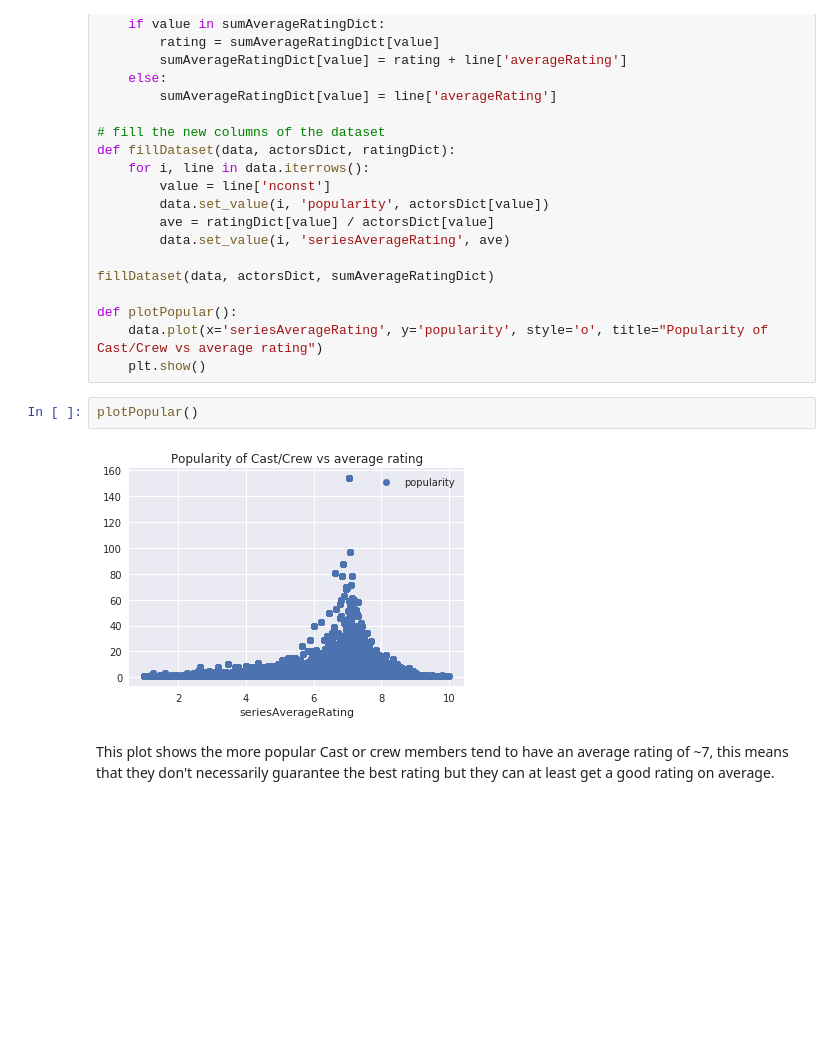
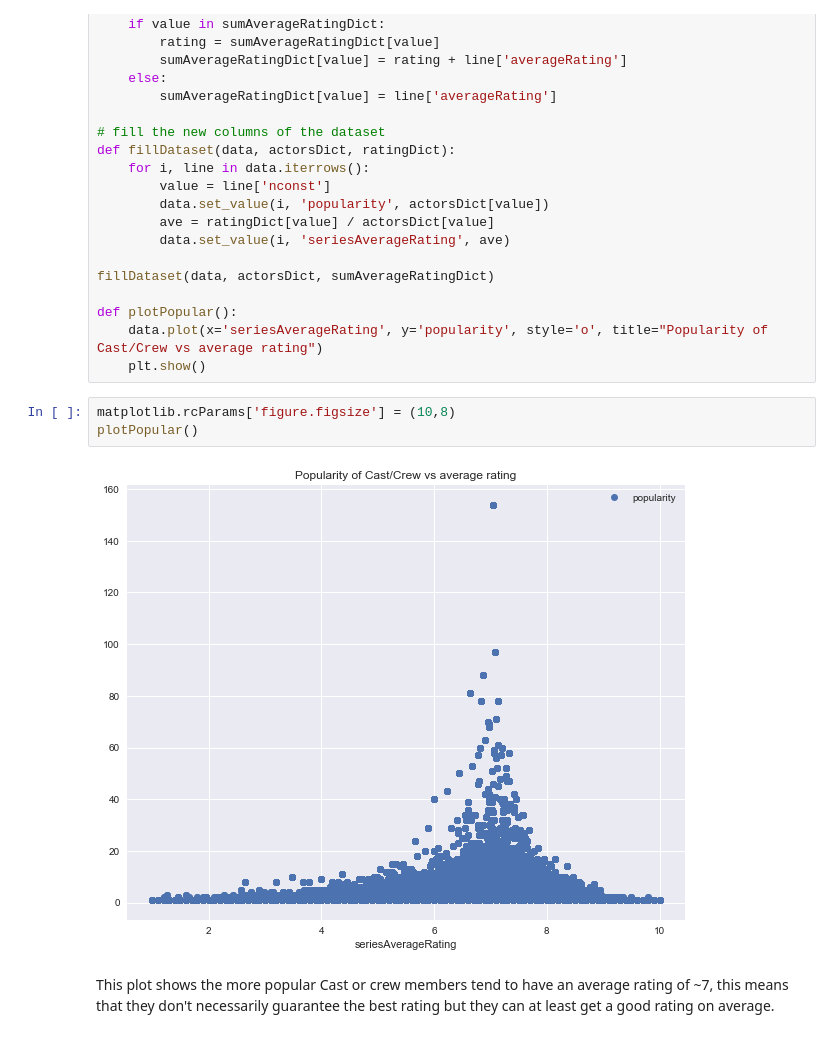
Before and after one commit to shuaibiyy/imdb, a Jupyter notebook: imdb-final.ipynb, the cells around one changed output. Drawn from its saved outputs; the diff is of its cells as text; blank space fills up the shorter version.

```diff
--- a/imdb-final.ipynb
+++ b/imdb-final.ipynb
@@ -736,10 +737,11 @@ fillDataset(data, actorsDict, sumAverageRatingDict)
 def plotPopular():
     data.plot(x='seriesAverageRating', y='popularity', style='o', title="Popularity of Cast/Crew vs average rating")
     plt.show()
-# %%
-plotPopular()
-# %% [output]
-[figure, removed]
+# %%
+matplotlib.rcParams['figure.figsize'] = (10,8)
+plotPopular()
+# %% [output]
+[figure, added]
 # %% [markdown]
 This plot shows the more popular Cast or crew members tend to have an average rating of ~7, this means that they
 don't necessarily guarantee the best rating but they can at least get a good rating on average.
```
Also changed, not shown: parts of 25 cells of this notebook.
